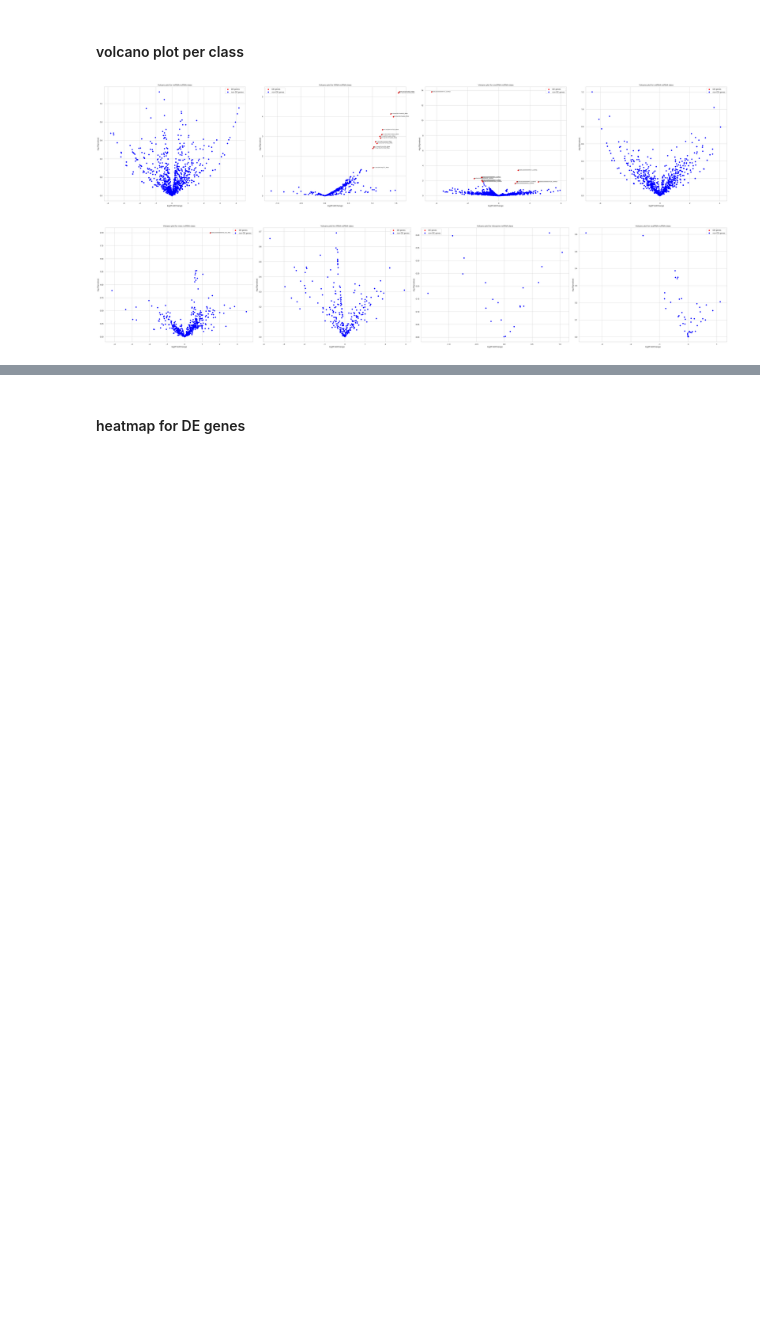
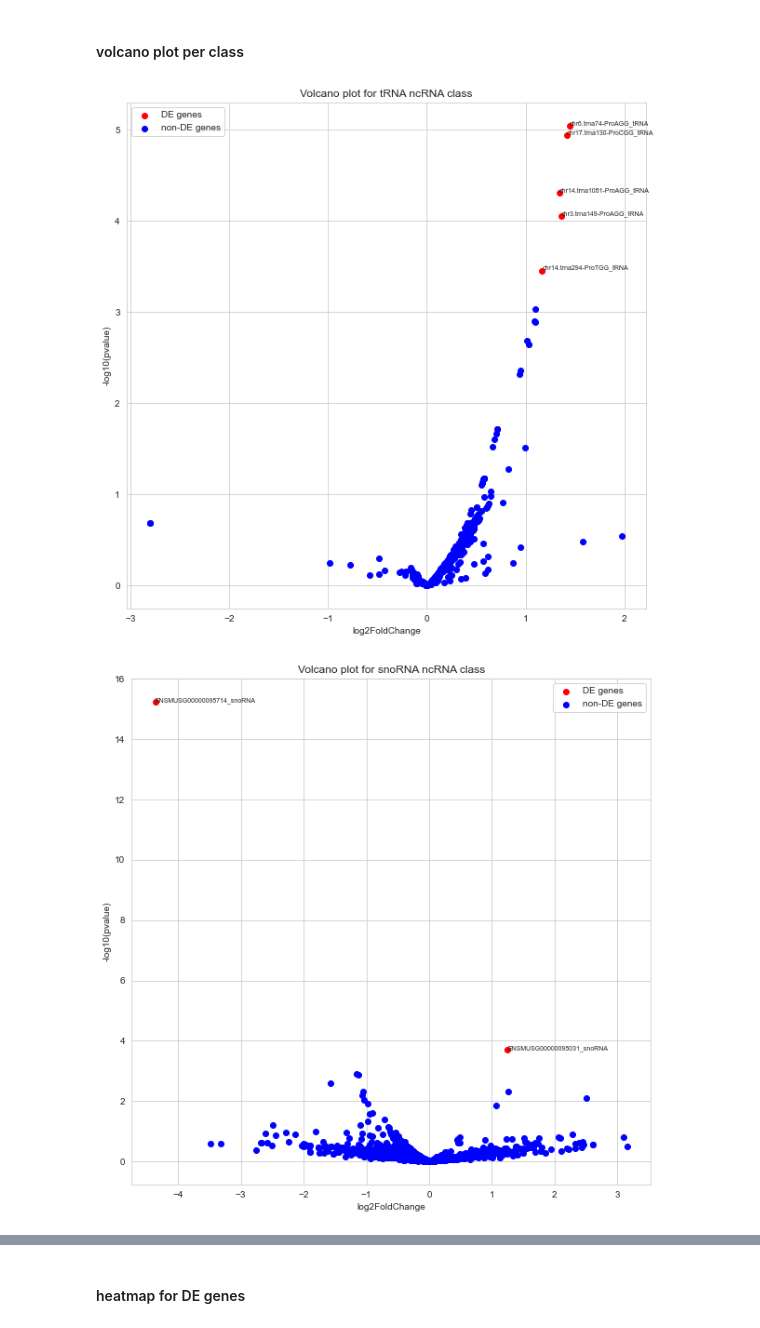
Before and after one commit to DoctorBioinformatics/sncRNAP, a Jupyter notebook: sncRNA_profiling.ipynb, the cells around one changed output, grey strips where cells are left out. Saved outputs shown, nothing was run; the diff lists cells and outputs as text; code cells hidden in the pictures; blank space fills up the shorter version.

```diff
--- a/sncRNA_profiling.ipynb
+++ b/sncRNA_profiling.ipynb
@@ -264,13 +182,13 @@ conc_df = conc_df[~conc_df['id'].str.contains('Mt')]
 # %%
 # iterate over column samples and find ids that with values !=0
 counts = {}
-for column_name, column_values in conc_df.iloc[:, 3:].iteritems():
+for column_name, column_values in df.iloc[:, 4:].iteritems():
     sample_name = column_name
     sample_counts = {}
     for index, value in enumerate(column_values.values):
         if value == 0:
             continue
-        row = conc_df.iloc[index, 0]
+        row = df.iloc[index, 0]
 
         split_line = row.split('_')
         ncRNA_class = split_line[1].strip()
@@ -478,8 +397,7 @@ Text(0.5, 1.0, '25 DE genes')
 #### DE gene counts per class
 # %%
 # count DE ncRNAs
-differentially_expressed = conc_df[((conc_df['log2FoldChange'] < -1) | (conc_df['log2FoldChange'] > 1)) & (conc_df['pvalue'] < 0.05)]
-differentially_expressed
+differentially_expressed = df[((df['log2FoldChange'] < -1) | (df['log2FoldChange'] > 1)) & (df['padj'] < 0.05)]
 
 # create a dictionary to store the counts ncRNA lasses
 counts = {}
@@ -507,7 +425,7 @@ for i in range(len(DE_classes_df)):
     plt.text(i, count, count, ha='center', va='bottom')
 
 plt.ylabel("Number of DE genes")
-plt.show()
+# plt.show()
 
 
 # Plot the pie chart
@@ -515,5 +433,5 @@ fig12 = plt.figure()
 plt.pie(counts, labels=labels, startangle=90, counterclock=False, autopct='%1.1f%%')
 plt.axis('equal')
 plt.title("Number of DE genes")
-plt.show()
+# plt.show()
 # %% [output]
@@ -524,6 +443,6 @@ plt.show()
 # %%
 # Split the id column to extract ncRNA class
-conc_df['ncRNA_class'] = conc_df['id'].apply(lambda x: x.split("_")[1])
+df['ncRNA_class'] = df['id'].apply(lambda x: x.split("_")[1])
 
 # Define a function to plot the histogram of log2FoldChange and pvalue for each ncRNA class
 def plot_histogram(feature, grid):
@@ -531,7 +450,7 @@ def plot_histogram(feature, grid):
 
 # Define a function to plot a pie chart for each ncRNA class
 def plot_piechart(data, **kwargs):
-    counts = ((data['log2FoldChange'] > 1) | (data['log2FoldChange'] < -1)) & (data['pvalue'] < 0.05)
+    counts = ((data['log2FoldChange'] > 1) | (data['log2FoldChange'] < -1)) & (data['padj'] < 0.05)
     count = counts.sum()
     labels = ['DE', 'Non-DE']
     sizes = [count, len(data) - count]
@@ -540,16 +459,16 @@ def plot_piechart(data, **kwargs):
     plt.axis('equal')
 
 # Plot histograms for log2fc and pvalues
-g1 = sns.FacetGrid(conc_df, col='ncRNA_class', col_wrap=3, sharex=False, sharey=False)
+g1 = sns.FacetGrid(df, col='ncRNA_class', col_wrap=3, sharex=False, sharey=False)
 fig13 = g1.fig
 plot_histogram('log2FoldChange', g1)
 
-g2 = sns.FacetGrid(conc_df, col='ncRNA_class', col_wrap=3, sharex=False, sharey=False)
+g2 = sns.FacetGrid(df, col='ncRNA_class', col_wrap=3, sharex=False, sharey=False)
 fig14 = g2.fig
-plot_histogram('pvalue', g2)
+plot_histogram('padj', g2)
 
 # Plot a pie chart for each ncRNA class
-g3 = sns.FacetGrid(conc_df, col='ncRNA_class', col_wrap=3, sharex=False, sharey=False, height=3)
+g3 = sns.FacetGrid(df, col='ncRNA_class', col_wrap=3, sharex=False, sharey=False, height=3)
 g3.map_dataframe(plot_piechart)
 fig15 = g3.fig
 # %% [output]
@@ -561,42 +480,36 @@ fig15 = g3.fig
 # %%
 # Volcano plot
 def plot_volcano(filtered_df, de_genes_class, ncRNA_class, ax=None):
     if ax is None:
         ax = plt.gca()
     # Plot the differentially expressed genes in red
     ax.scatter(de_genes_class["log2FoldChange"], -np.log10(de_genes_class["pvalue"]), color='red', label='DE genes')
 
     # Add the id labels for the DE genes
     for i, row in de_genes_class.iterrows():
         ax.annotate(row["id"], (row["log2FoldChange"], -np.log10(row["pvalue"])), fontsize=7)
 
     # Plot the remaining genes in blue
     non_de_genes_class = filtered_df[~filtered_df.index.isin(de_genes_class.index)]
     ax.scatter(non_de_genes_class["log2FoldChange"], -np.log10(non_de_genes_class["pvalue"]), color='blue', label='non-DE genes')
 
     # Add the ncRNA label to the plot
     ax.set_xlabel("log2FoldChange")
     ax.set_ylabel("-log10(pvalue)")
     ax.set_title(f"Volcano plot for {ncRNA_class} ncRNA class")
     ax.legend()
 
 # Get the list of unique ncRNA classes from the "id" column
-ncRNA_classes = conc_df["id"].apply(lambda x: x.split("_")[1]).unique()
+ncRNA_classes = df["id"].apply(lambda x: x.split("_")[1]).unique()
 
 volcano_list = []
-fig_num = 1
-for i in range(0, len(ncRNA_classes), 4):
-    fig16, axs = plt.subplots(1, 4, figsize=(50, 10))
-    for j, ncRNA_class in enumerate(ncRNA_classes[i:i+4]):
-        # Filter the data for the current ncRNA class
-        filtered_df = conc_df[conc_df["id"].apply(lambda x: x.split("_")[1] == ncRNA_class)]
-        de_genes_class = de_genes[de_genes["id"].apply(lambda x: x.split("_")[1] == ncRNA_class)]
-        plot_volcano(filtered_df, de_genes_class, ncRNA_class, axs[j])
-
-    plt.tight_layout()
-    plt.show()
-    fig_num += 1
+for ncRNA_class in ncRNA_classes:
+    # Filter the data for the current ncRNA class
+    filtered_df = df[df["id"].apply(lambda x: x.split("_")[1] == ncRNA_class)]
+    de_genes_class = differentially_expressed[differentially_expressed["id"].apply(lambda x: x.split("_")[1] == ncRNA_class)]
+    fig16, ax = plt.subplots(figsize=(10, 10))
+    plot_volcano(filtered_df, de_genes_class, ncRNA_class, ax)
     volcano_list.append(fig16)
 # %% [output]
-[figure, old version]
+[figure, new version]
-[figure, old version]
+[figure, new version]
```
Also changed, not shown: parts of 34 cells of this notebook.
